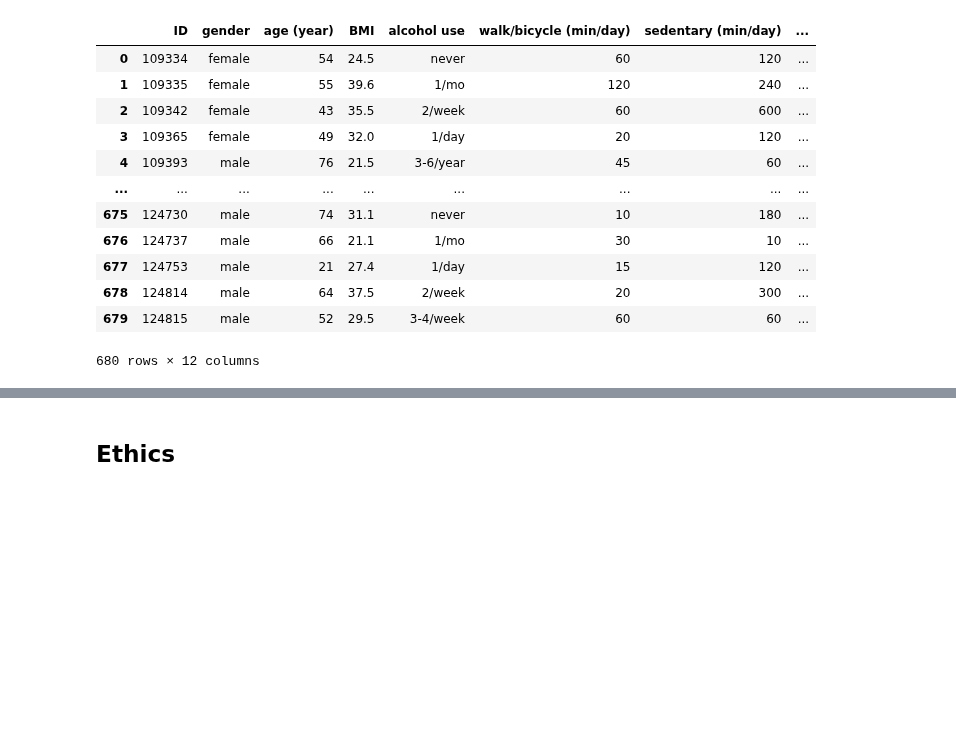
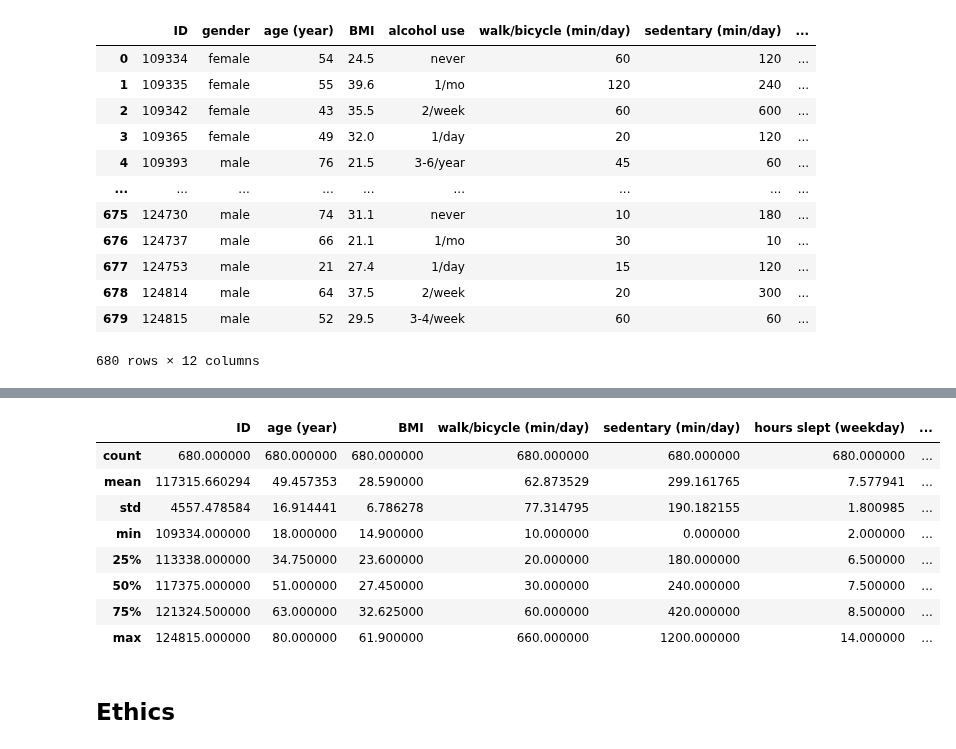
Before and after one commit to COGS108/Group092_WI26, a Jupyter notebook: 01-DataCheckpoint.ipynb, the cells around one changed output, grey strips where cells are left out. Cells and saved outputs as stored; diff of their text form; code cells hidden in the pictures; blank space fills up the shorter version.

```diff
--- a/01-DataCheckpoint.ipynb
+++ b/01-DataCheckpoint.ipynb
@@ -240,3 +266,15 @@ df_final
+# %%
+df_final.describe()
+# %% [output]
+|  | ID | age (year) | BMI | walk/bicycle (min/day) | sedentary (min/day) | hours slept (weekday) | ... |
+| count | 680.000000 | 680.000000 | 680.000000 | 680.000000 | 680.000000 | 680.000000 | ... |
+| mean | 117315.660294 | 49.457353 | 28.590000 | 62.873529 | 299.161765 | 7.577941 | ... |
+| std | 4557.478584 | 16.914441 | 6.786278 | 77.314795 | 190.182155 | 1.800985 | ... |
+| min | 109334.000000 | 18.000000 | 14.900000 | 10.000000 | 0.000000 | 2.000000 | ... |
+| 25% | 113338.000000 | 34.750000 | 23.600000 | 20.000000 | 180.000000 | 6.500000 | ... |
+| 50% | 117375.000000 | 51.000000 | 27.450000 | 30.000000 | 240.000000 | 7.500000 | ... |
+| 75% | 121324.500000 | 63.000000 | 32.625000 | 60.000000 | 420.000000 | 8.500000 | ... |
+| max | 124815.000000 | 80.000000 | 61.900000 | 660.000000 | 1200.000000 | 14.000000 | ... |
 # %% [markdown]
 ## Ethics
 # %% [markdown]
```
Also changed, not shown: parts of 3 cells of this notebook.
